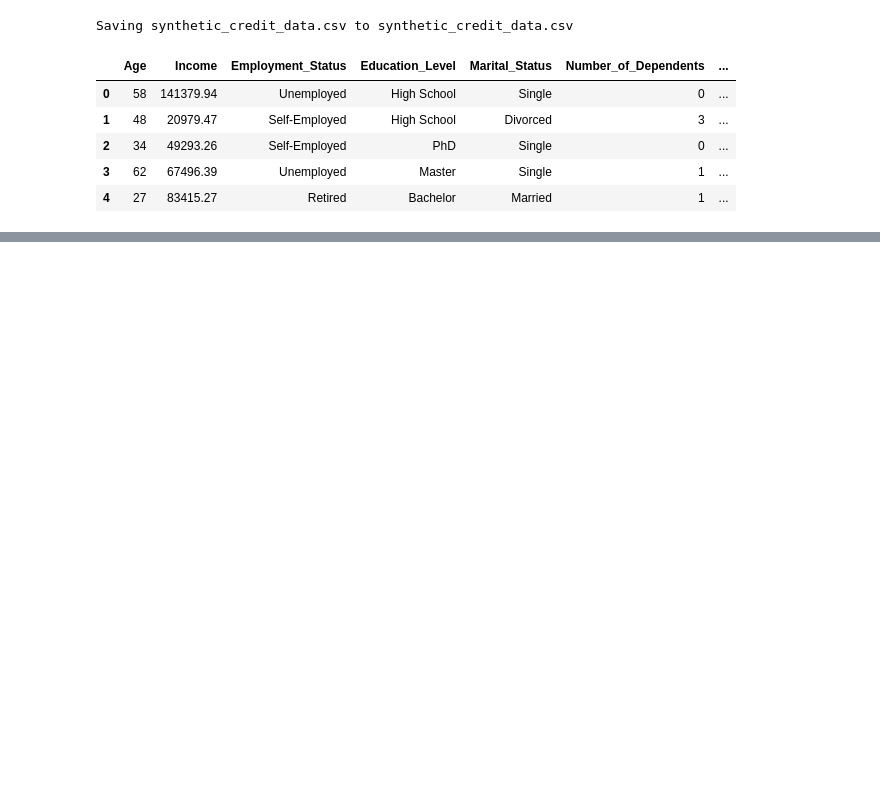
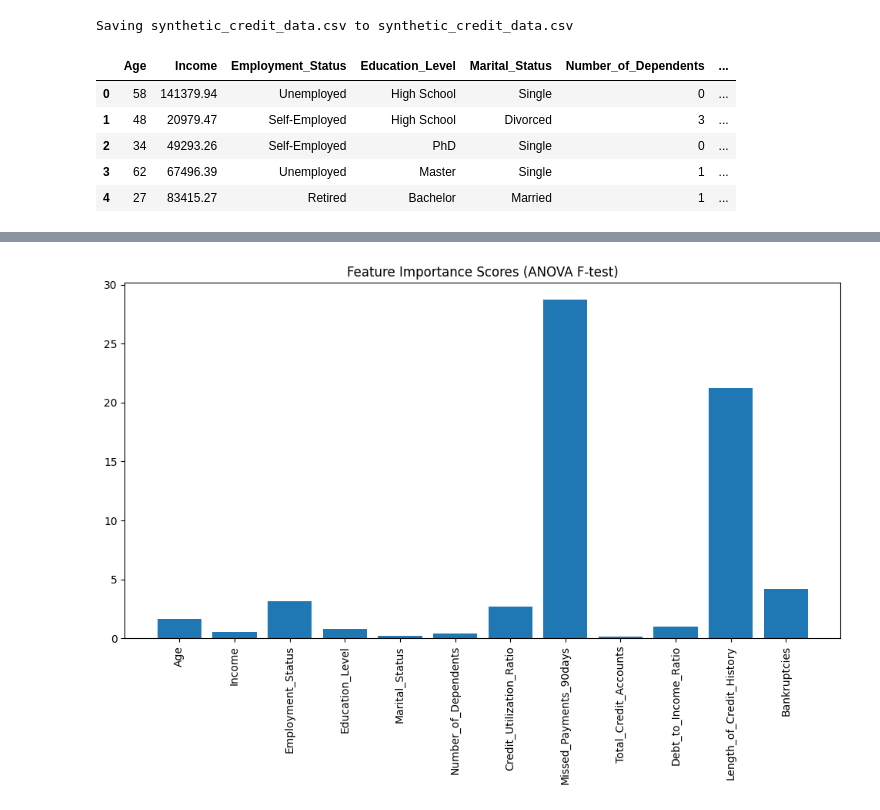
Before and after one commit to NotYC/ML-integrated-CreditScoring, a Jupyter notebook: MICS.ipynb, the cells around one changed output, grey strips where cells are left out. Saved outputs shown, nothing was run; the diff lists cells and outputs as text; code cells hidden in the pictures; blank space fills up the shorter version.

```diff
--- a/MICS.ipynb
+++ b/MICS.ipynb
@@ -88,0 +171,16 @@ final_pred = (lr_pred + xgb_pred) / 2
+# %%
+from sklearn.feature_selection import SelectKBest, f_classif
+
+selector = SelectKBest(score_func=f_classif, k='all')
+selector.fit(X, y)
+
+# Visualize feature importance
+import matplotlib.pyplot as plt
+feature_scores = selector.scores_
+plt.figure(figsize=(12,6))
+plt.bar(range(len(feature_scores)), feature_scores)
+plt.xticks(ticks=range(len(X.columns)), labels=X.columns, rotation=90)
+plt.title("Feature Importance Scores (ANOVA F-test)")
+plt.show()
+# %% [output]
+[figure, added]
```
Also changed, not shown: parts of 8 cells of this notebook.
